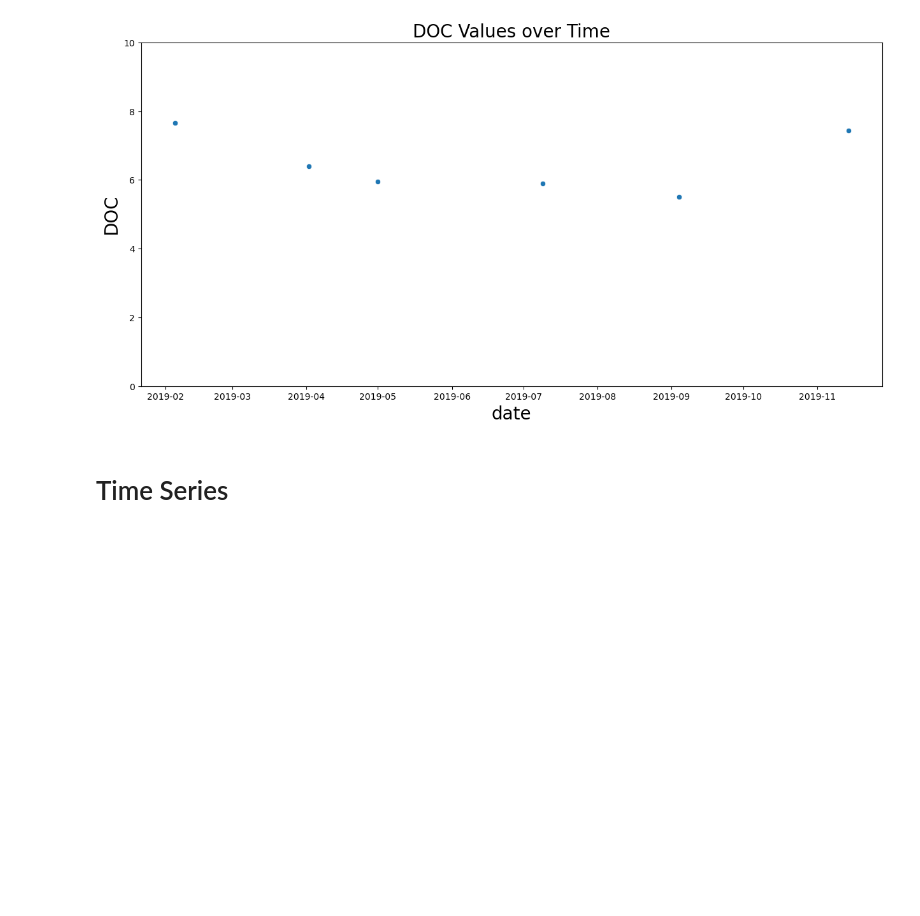
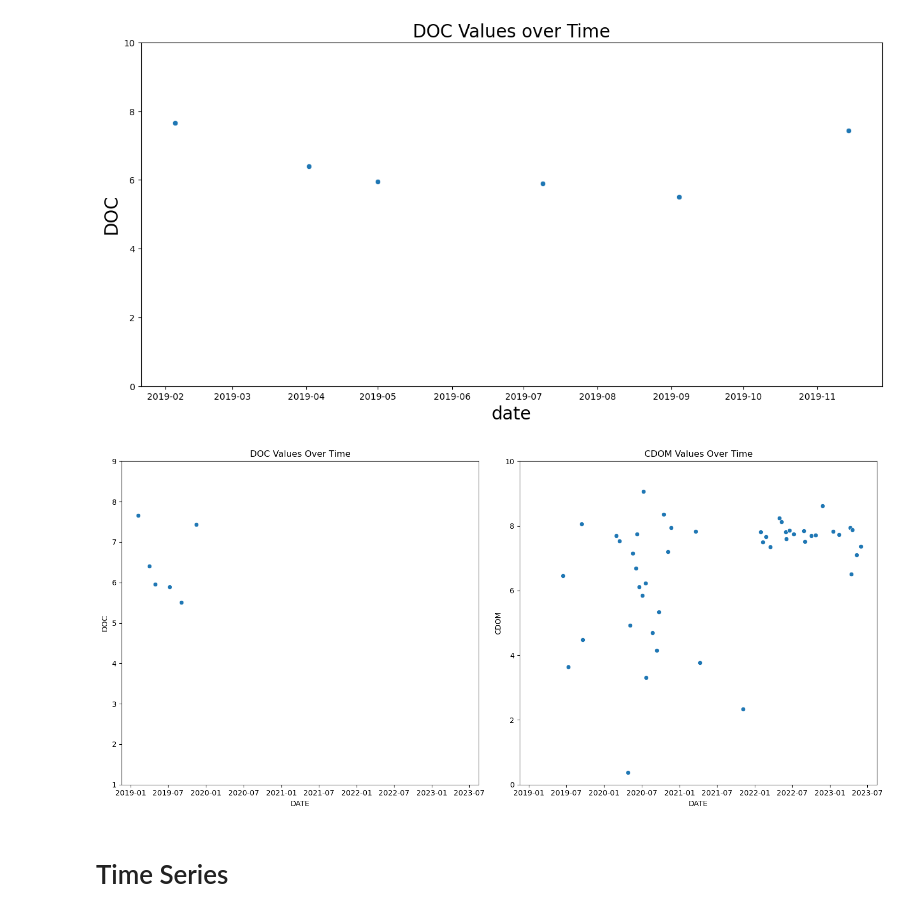
Before and after one commit to Touheda812/Research-Water-Quality-, a Jupyter notebook: BIG_MOOSE_LAKE_CDOM_DOC_SENTINEL2.ipynb, the cells around one changed output. Cells and saved outputs as stored; diff of their text form; code cells hidden in the pictures; blank space fills up the shorter version.

```diff
--- a/BIG_MOOSE_LAKE_CDOM_DOC_SENTINEL2.ipynb
+++ b/BIG_MOOSE_LAKE_CDOM_DOC_SENTINEL2.ipynb
@@ -677,3 +677,32 @@ ax.set_ylim(0,10)
 plt.show()
 # %% [output]
 [figure]
+# %%
+import seaborn as sns
+import matplotlib.pyplot as plt
+
+# Create a figure with two subplots side by side
+fig, (ax1, ax2) = plt.subplots(1, 2, figsize=(15, 7), sharex=True)
+
+# Seaborn scatter plot
+sns.scatterplot(data=data_2019, x='Date', y='DOC', ax=ax1)
+ax1.set_xlabel('DATE')
+ax1.set_ylabel('DOC')
+ax1.set_ylim(1,9)
+
+ax1.set_title('DOC Values Over Time')
+
+# Seaborn scatter plot
+sns.scatterplot(data=df, x='date', y='CDOM', ax=ax2)
+ax2.set_xlabel('DATE')
+ax2.set_ylabel('CDOM')
+ax2.set_ylim(0,10)
+ax2.set_title('CDOM Values Over Time')
+
+# Adjust the spacing between subplots
+plt.tight_layout()
+
+# Display the plot
+plt.show()
+# %% [output]
+[figure, added]
```
Also changed, not shown: parts of 4 cells of this notebook.
